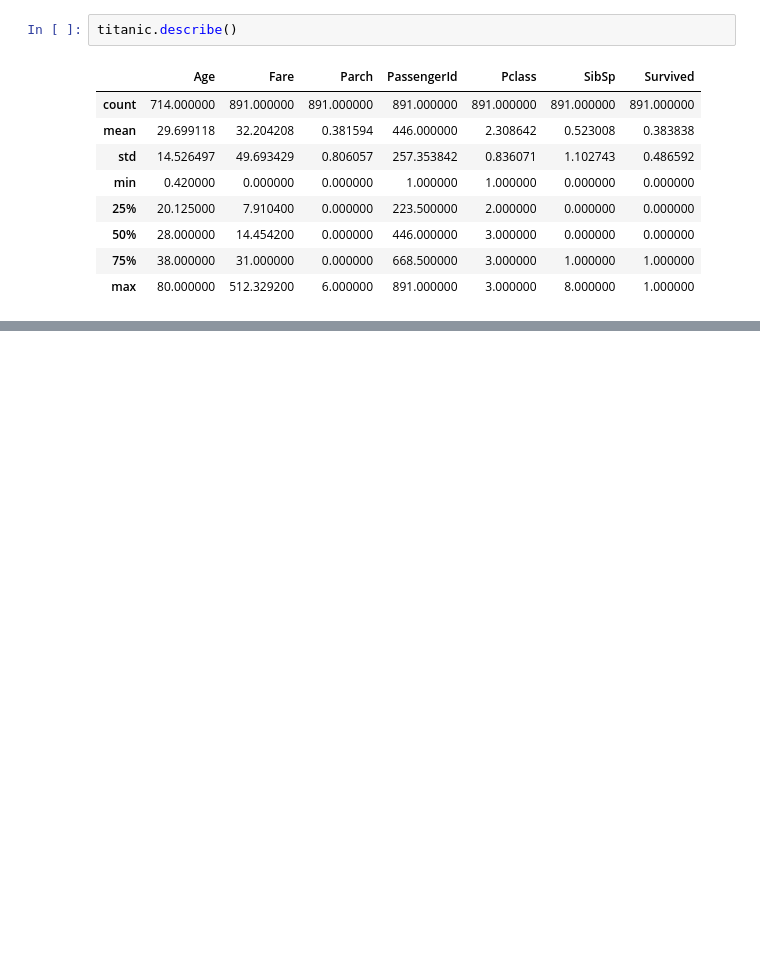
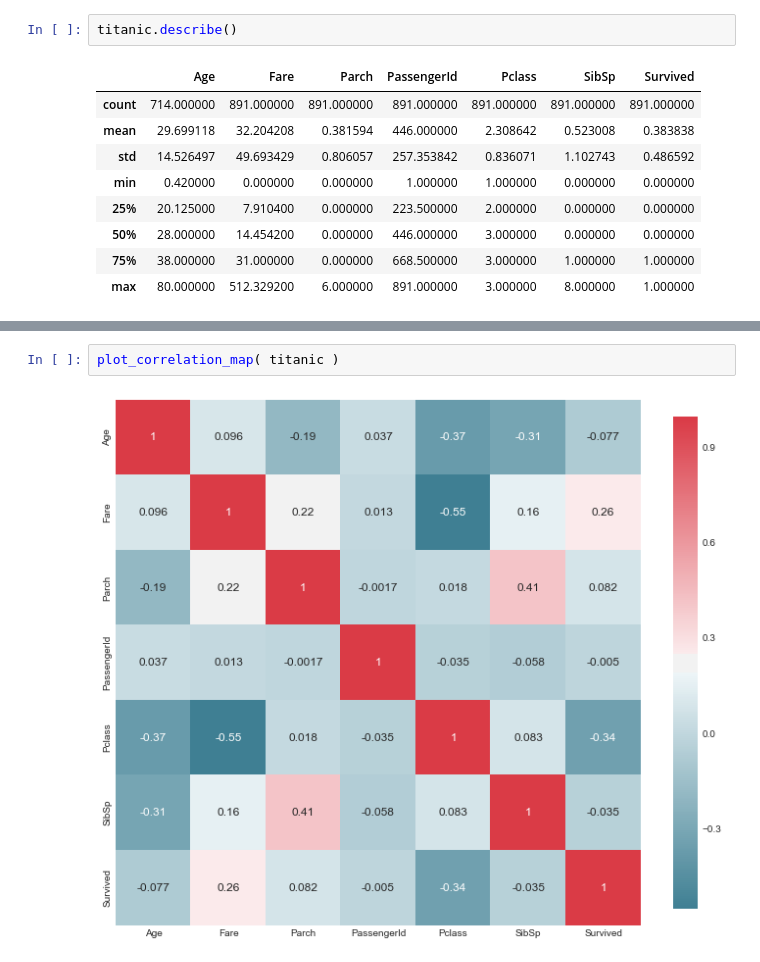
Before and after one commit to tanle8/1-titanic, a Jupyter notebook: Titanic.ipynb, the cells around one changed output, grey strips where cells are left out. Saved outputs shown, nothing was run; the diff lists cells and outputs as text; blank space fills up the shorter version.

Commit message:
Step 2 - Data Understanding
1. Initialization step: import library, ..
2. Setup Help function.
3. Load data
4. Statistical summaries and visualisations

```diff
--- a/Titanic.ipynb
+++ b/Titanic.ipynb
@@ -248,0 +252,4 @@ titanic.describe()
+# %%
+plot_correlation_map( titanic )
+# %% [output]
+[figure, added]
```
Also changed, not shown: parts of 13 cells of this notebook.
